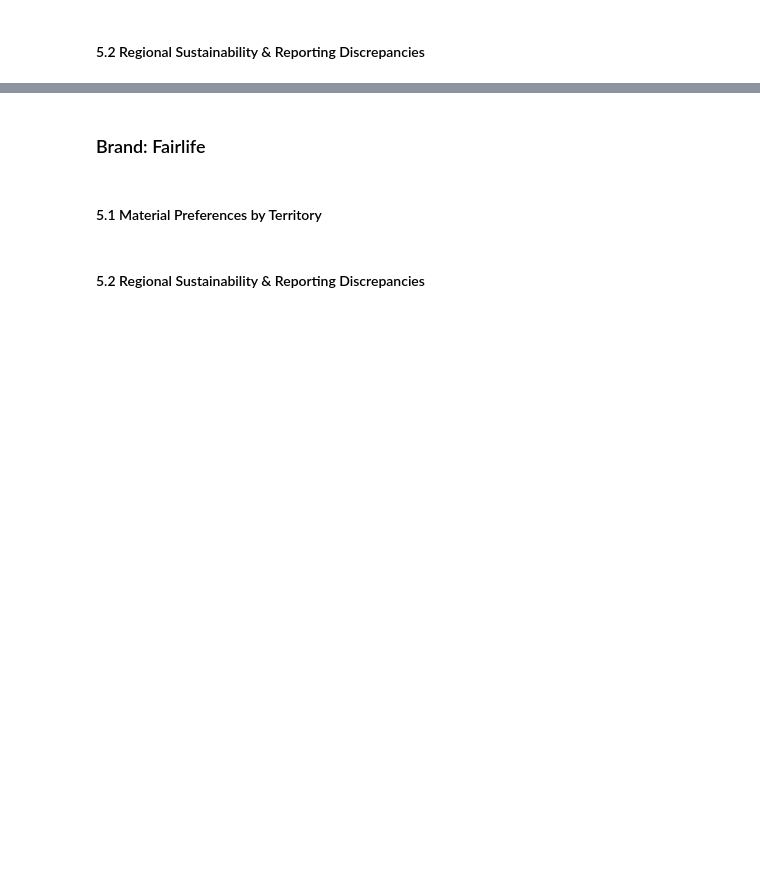
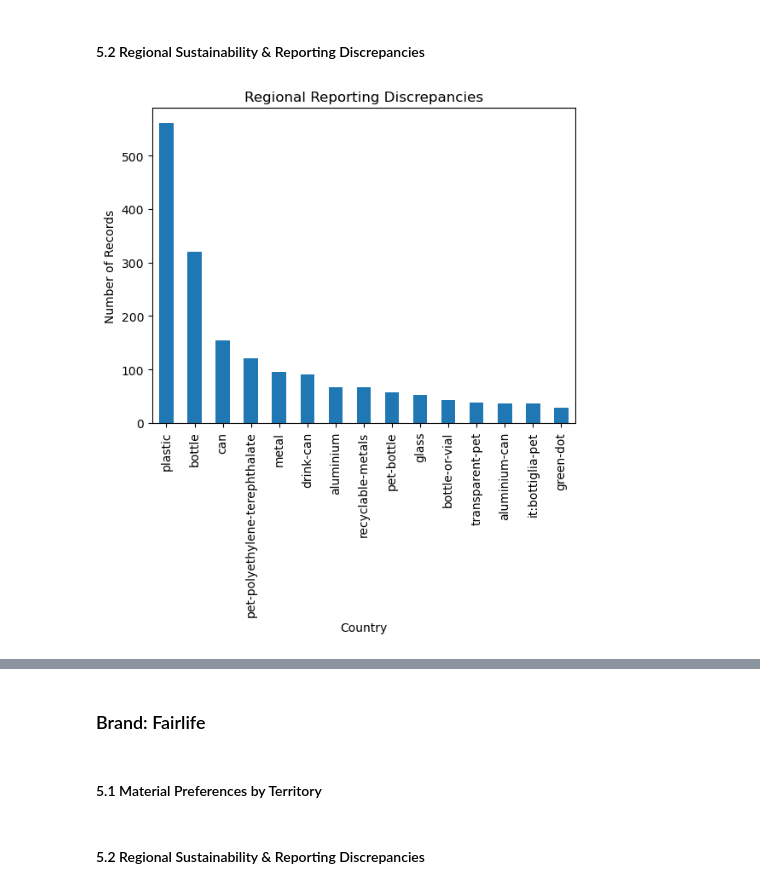
Before and after one commit to Codon-s/cpg-product-intelligence, a Jupyter notebook: report.ipynb, the cells around one changed output, grey strips where cells are left out. Saved outputs shown, nothing was run; the diff lists cells and outputs as text; code cells hidden in the pictures; blank space fills up the shorter version.

Commit message:
Added packaging record

```diff
--- a/report.ipynb
+++ b/report.ipynb
@@ -1587,2 +1611,20 @@ Catalog Variations across Various Countries
 # %% [markdown]
 #### 5.2 Regional Sustainability & Reporting Discrepancies
+# %%
+df_clean =cocacola.copy()
+cocacola.value_counts("packaging_tags")
+pack_df = df_clean.copy()
+pack_df["packaging_tags"] = pack_df["packaging_tags"].str.split(",")
+pack_df = pack_df.explode("packaging_tags")
+pack_df["packaging_tags"] = pack_df["packaging_tags"].str.strip().str.lower()
+pack_df["packaging_tags"].value_counts().head(15).plot(
+    kind="bar",
+    stacked=True)
+
+plt.title("Regional Reporting Discrepancies")
+plt.xlabel("Country")
+plt.ylabel("Number of Records")
+plt.xticks(rotation=90)
+plt.show()
+# %% [output]
+[figure, added]
```
Also changed, not shown: parts of 12 cells of this notebook.
